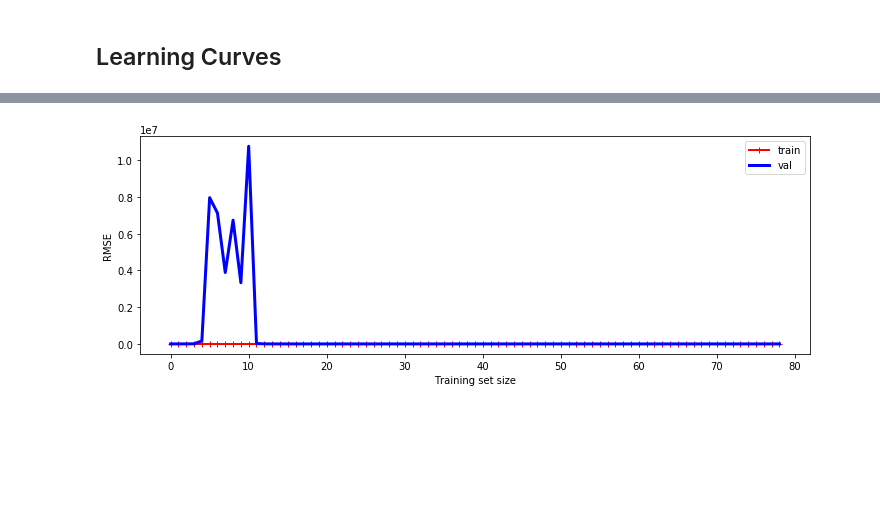
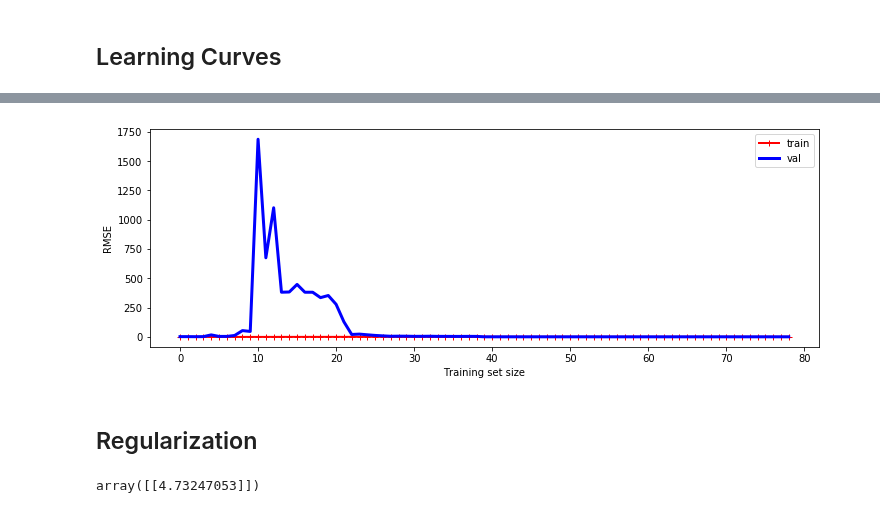
Before and after one commit to Okbps/handson-ml, a Jupyter notebook: jupyter/04-training.ipynb, the cells around one changed output, grey strips where cells are left out. Drawn from its saved outputs; the diff is of its cells as text; code cells hidden in the pictures; blank space fills up the shorter version.

```diff
--- a/jupyter/04-training.ipynb
+++ b/jupyter/04-training.ipynb
@@ -169,12 +171,21 @@ plt.show()
 # %%
 polynomial_regression = Pipeline(
     (
         ("poly_features", PolynomialFeatures(degree=10, include_bias=False)),
+        ("scaler", StandardScaler()),
         ("lin_reg", LinearRegression())
     )
 )
 
 plot_learning_curves(polynomial_regression, X, y)
 plt.show()
 # %% [output]
-[figure, old version]
+[figure, new version]
+# %% [markdown]
+## Regularization
+# %%
+ridge_reg = Ridge(alpha=1, solver='cholesky')
+ridge_reg.fit(X, y)
+ridge_reg.predict([[1.5]])
+# %% [output]
+array([[4.73247053]])
```
Also changed, not shown: parts of 28 cells of this notebook.
